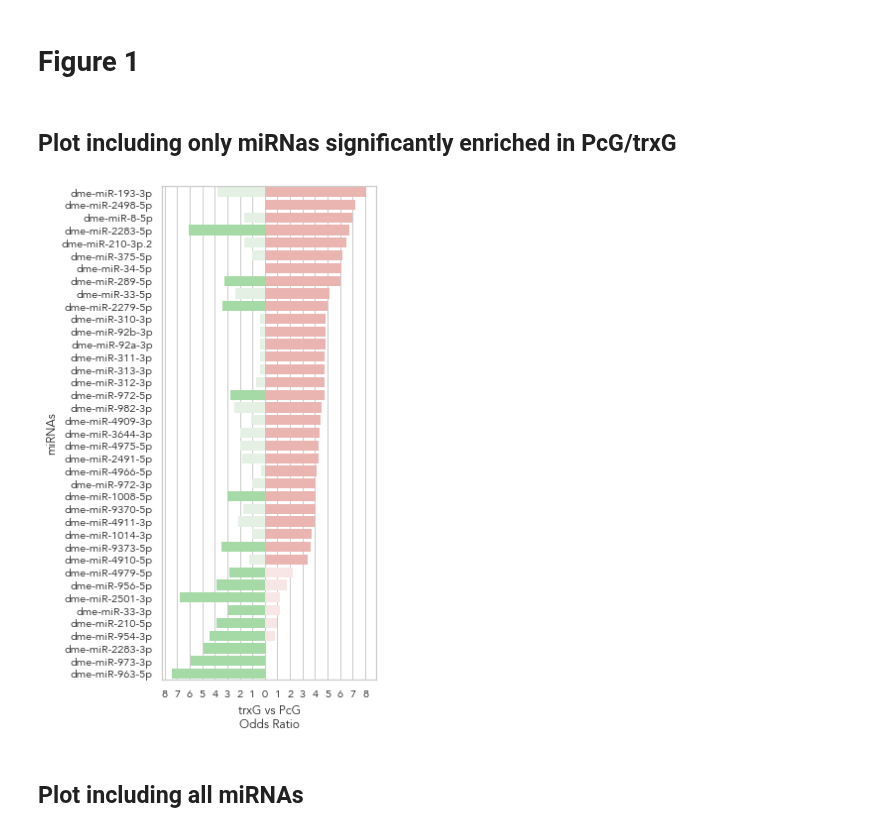
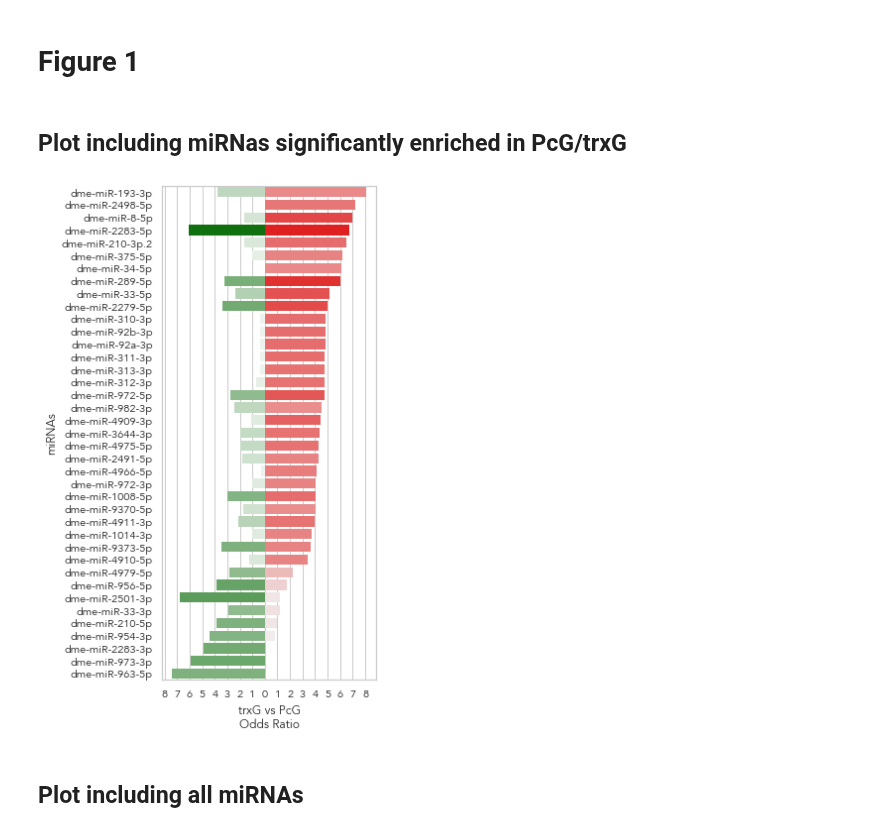
Before and after one commit to j-solor/Drosophila-miRNA-PcG-circuits, a Jupyter notebook: Analysis/Analysis.ipynb, the cells around one changed output. Saved outputs shown, nothing was run; the diff lists cells and outputs as text; code cells hidden in the pictures.

Commit message:
Add squencial color scale Fig1

```diff
--- a/Analysis/Analysis.ipynb
+++ b/Analysis/Analysis.ipynb
@@ -295,39 +301,59 @@ merged_enrch = pd.merge(PcG_enrch, trxG_enrch, on = "miRNAs", suffixes = ("_PcG"
 merged_enrch.sort_values(["OR_PcG", "OR_trxG"],ascending = [False, True],inplace = True)
 merged_enrch["OR_trxG"] = - merged_enrch["OR_trxG"] # to get trxG´s OR to the left
 
+## Transform non analyzed Pvalues into 1, and OR into 0 for color scales
+values = {"hyper_pval_PcG": 1,
+          "hyper_pval_trxG": 1,
+          "OR_PcG": 0,
+          "OR_trxG": 0}
+merged_enrch.fillna(values, inplace=True)
+
 ## generate dataframe only with significantly enriched miRNAs
 subset = ((merged_enrch["hyper_pval_PcG"] < 0.01) | (merged_enrch["hyper_pval_trxG"] < 0.01))
 merged_enrch_subset = merged_enrch[subset]
+# %%
+# Functions
+## Create sequencial custom color scale
+def colors_from_values(values, col, reverse = True, logscale = True): # adapted from https://stackoverflow.com/questions/36271302/changing-color-scale-in-seaborn-bar-plot
+    values = np.log2(values) if logscale else values
+    # normalize the values to range [0, 1]
+    normalized = (values - min(values)) / (max(values) - min(values))
+    # convert to indices
+    indices = np.round(normalized * (len(values) - 1)).astype(np.int32)
+    # use the indices to get the colors
+    #palette = sns.color_palette(palette_name, len(values))
+    palette = sns.light_palette(col, n_colors = len(values), reverse= reverse)
+    return np.array(palette).take(indices, axis=0)
 # %% [markdown]
-## Plot including only miRNas significantly enriched in PcG/trxG
+## Plot including miRNas significantly enriched in PcG/trxG
 # %%
 # Initialize the figure
 sns.set_theme(style="whitegrid")
 mpl.rcParams['font.family'] = 'Avenir'
 f, ax = plt.subplots(figsize=(5, 8))
 
 # Plot the PcG ORs of miRNAs significatively enriched in PcG or trxG
-PcG_colors = ["#F3ABA8" if (x <= 0.01) else "#FAE3E2" for x in merged_enrch_subset["hyper_pval_PcG"]]
-sns.barplot(x="OR_PcG", y=merged_enrch_subset.index, data=merged_enrch_subset,
-            label="Total", palette=PcG_colors,edgecolor='none')
+## get sequencial color scale for log PcG pvalues
+ax = sns.barplot(x="OR_PcG", y=merged_enrch_subset.index, data=merged_enrch_subset,
+            label="Total", palette=colors_from_values(merged_enrch_subset["hyper_pval_PcG"].values, "red"),edgecolor='none')
+
 
 
 
 # add trxG ORs of those miRNAs
-trxG_colors = ["#9CE29C" if (x <= 0.01) else "#E1F2E1" for x in merged_enrch_subset["hyper_pval_trxG"]]
 sns.barplot(x="OR_trxG", y=merged_enrch_subset.index, data=merged_enrch_subset,
-            label="Total", palette=trxG_colors, edgecolor='none')
+            label="Total", palette=colors_from_values(merged_enrch_subset["hyper_pval_trxG"].values, "green"), edgecolor='none')
 
 ax.set_xticks(range(-8,9)) # <--- set the ticks first
 ax.set_xticklabels([abs(ele) for ele in range(-8,9)])
 plt.xlabel("trxG vs PcG\nOdds Ratio")
 
 ## Add a legend
 plt.title("")
 plt.tight_layout()
 plt.savefig("plots/bestPcG_OR.png", dpi = 500, transparent = True)
 # %% [output]
-[figure, old version]
+[figure, new version]
 # %% [markdown]
 ## Plot including all miRNAs
 # %%
```
Also changed, not shown: parts of 1 cell of this notebook.
